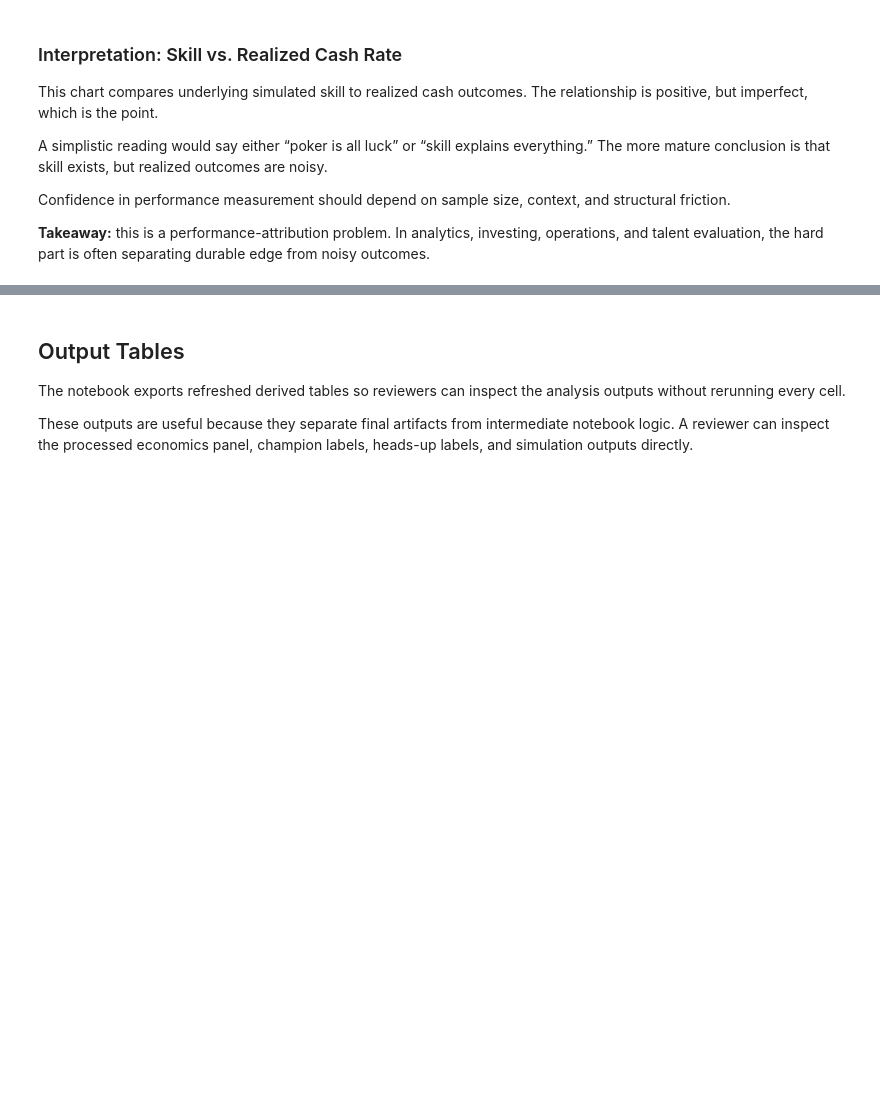
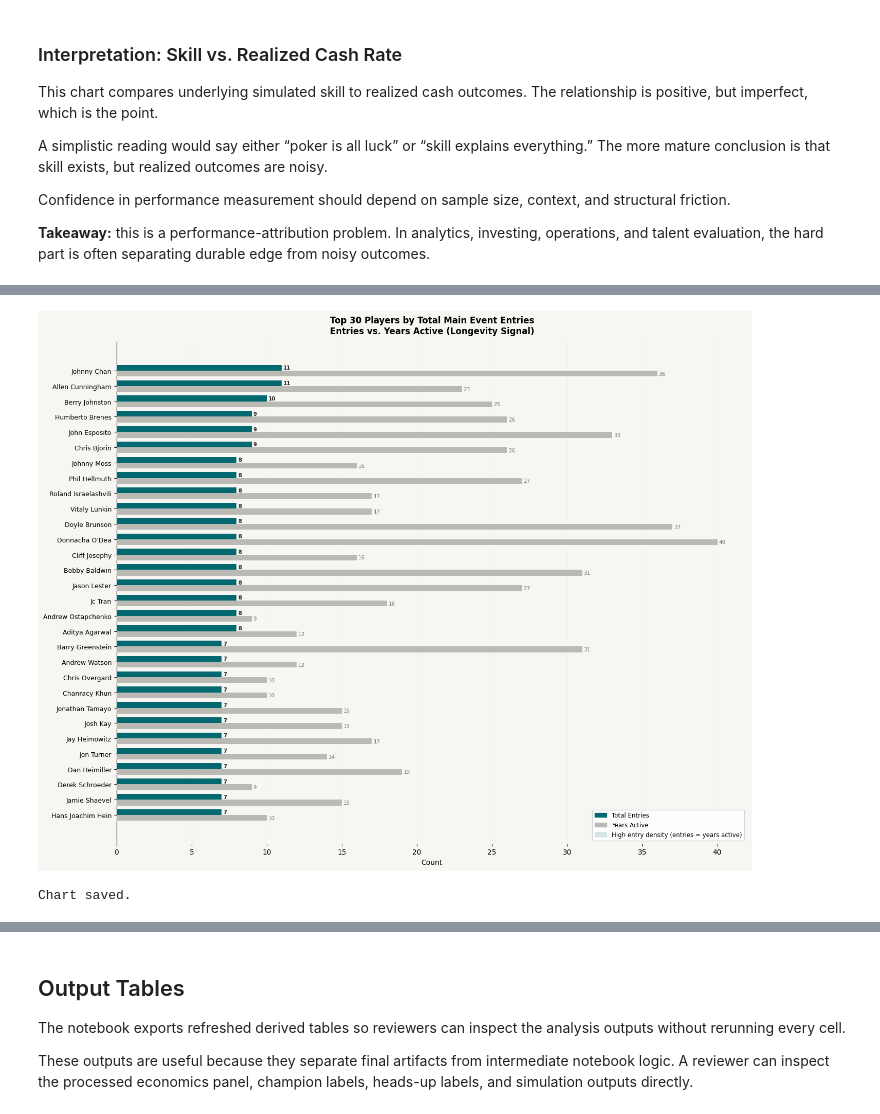
Before and after one commit to huntbrian1/WSOPProject, a Jupyter notebook: notebooks/WSOP_Main_Event_Analytics (10).ipynb, the cells around one changed output, grey strips where cells are left out. Drawn from its saved outputs; the diff is of its cells as text; code cells hidden in the pictures; blank space fills up the shorter version.

```diff
--- a/notebooks/WSOP_Main_Event_Analytics (10).ipynb
+++ b/notebooks/WSOP_Main_Event_Analytics (10).ipynb
@@ -1041,0 +1226,61 @@ Confidence in performance measurement should depend on sample size, context, and
+# %%
+import matplotlib.pyplot as plt
+import matplotlib.patches as mpatches
+import numpy as np
+
+# Top 30 by total entries
+top_players = player_ltv.nlargest(30, 'total_entries').copy()
+top_players = top_players.sort_values('total_entries', ascending=True)  # for horizontal bar
+
+fig, ax = plt.subplots(figsize=(14, 11))
+fig.patch.set_facecolor('#f7f6f2')
+ax.set_facecolor('#f7f6f2')
+
+y = np.arange(len(top_players))
+bar_h = 0.38
+
+# Bar 1: Total entries (teal)
+bars1 = ax.barh(y + bar_h/2, top_players['total_entries'],
+                height=bar_h, color='#01696f', label='Total Entries', zorder=3)
+
+# Bar 2: Years active (warm gray)
+bars2 = ax.barh(y - bar_h/2, top_players['years_active'],
+                height=bar_h, color='#bab9b4', label='Years Active', zorder=3)
+
+# Value labels
+for i, (entries, years) in enumerate(zip(top_players['total_entries'], top_players['years_active'])):
+    ax.text(entries + 0.1, i + bar_h/2, str(entries),
+            va='center', fontsize=7.5, color='#28251d', fontweight='bold')
+    ax.text(years + 0.1, i - bar_h/2, str(years),
+            va='center', fontsize=7.5, color='#7a7974')
+
+# Highlight players where entries >> years_active (high-volume, low-longevity)
+for i, row in enumerate(top_players.itertuples()):
+    ratio = row.total_entries / max(row.years_active, 1)
+    if ratio >= 1.8:  # entered almost every year they were active or more
+        ax.axhspan(i - 0.5, i + 0.5, alpha=0.06, color='#01696f', zorder=0)
+
+ax.set_yticks(y)
+ax.set_yticklabels(top_players['name'], fontsize=9)
+ax.set_xlabel('Count', fontsize=10)
+ax.set_title('Top 30 Players by Total Main Event Entries\nEntries vs. Years Active (Longevity Signal)',
+             fontsize=12, fontweight='bold', pad=12)
+
+entry_patch = mpatches.Patch(color='#01696f', label='Total Entries')
+years_patch = mpatches.Patch(color='#bab9b4', label='Years Active')
+highlight_patch = mpatches.Patch(color='#01696f', alpha=0.15,
+                                  label='High entry density (entries ≈ years active)')
+ax.legend(handles=[entry_patch, years_patch, highlight_patch],
+          loc='lower right', fontsize=8.5, framealpha=0.85)
+
+ax.grid(axis='x', alpha=0.2, color='#dcd9d5', zorder=0)
+ax.spines[['top','right','bottom']].set_visible(False)
+
+plt.tight_layout()
+plt.savefig('wsop_top_players_entries_vs_longevity.png', dpi=150,
+            bbox_inches='tight', facecolor='#f7f6f2')
+plt.show()
+print("Chart saved.")
+# %% [output]
+[figure, added]
+Chart saved.
```
Also changed, not shown: parts of 6 cells of this notebook, 2 other files.
